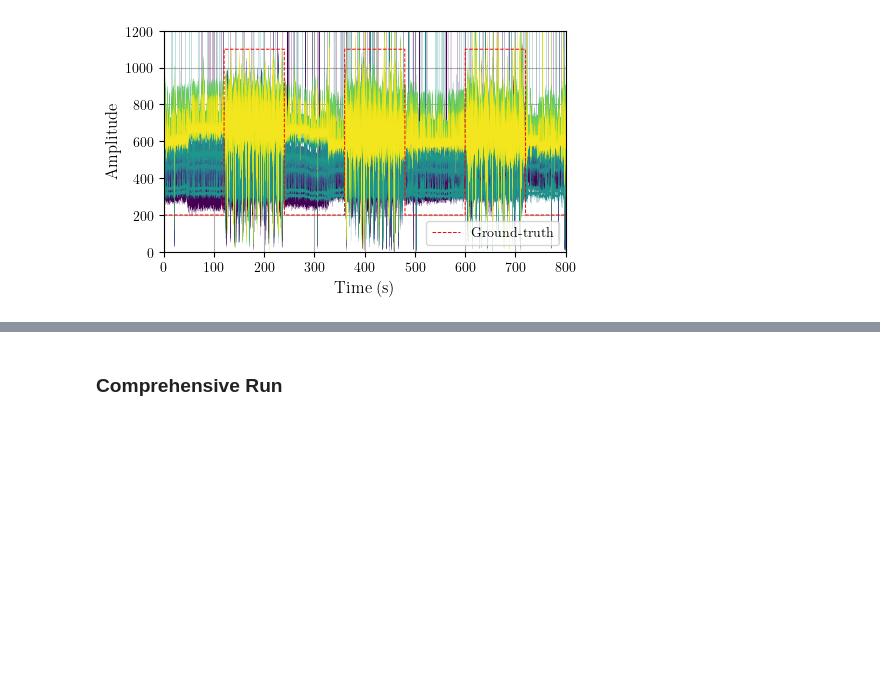
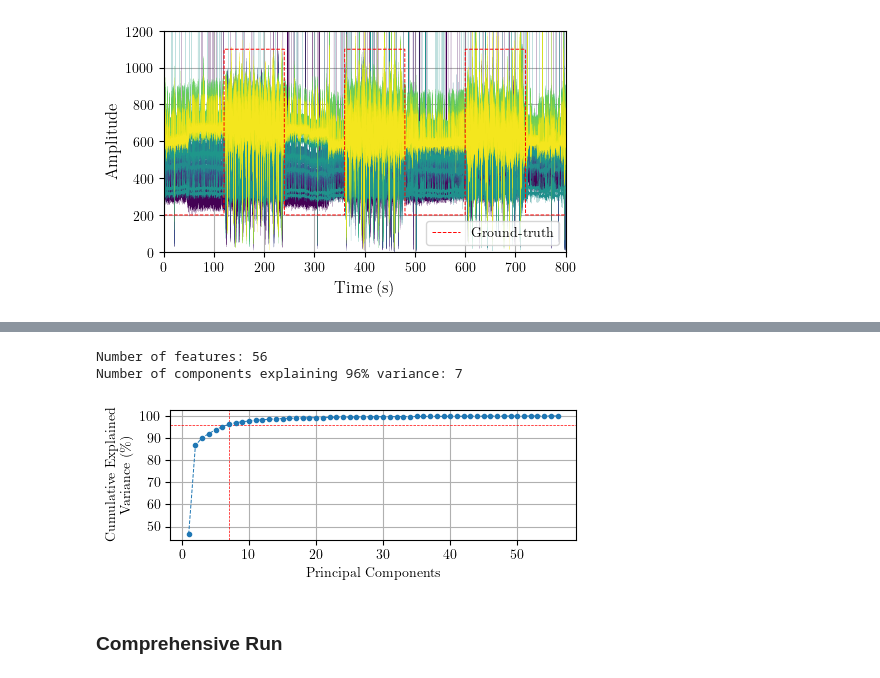
Before and after one commit to PolCeru/CSI-Compression, a Jupyter notebook: presence/NO_VAE/Standard/PCA_compression_presence.ipynb, the cells around one changed output, grey strips where cells are left out. Saved outputs shown, nothing was run; the diff lists cells and outputs as text; code cells hidden in the pictures; blank space fills up the shorter version.

```diff
--- a/presence/NO_VAE/Standard/PCA_compression_presence.ipynb
+++ b/presence/NO_VAE/Standard/PCA_compression_presence.ipynb
@@ -750,3 +748,50 @@ plt.show()
+# %%
+import matplotlib.pyplot as plt
+import pandas as pd
+import numpy as np
+import matplotlib.cm as cm
+
+plt.rcParams.update({
+    "text.usetex": True,  # Use LaTeX for text rendering
+    "font.family": "serif",  # Use a serif font like LaTeX
+    "axes.labelsize": 12,  # Axis label font size
+    "axes.titlesize": 12,  # Title font size
+})
+
+df = pd.read_csv('../../datasets/presence.csv')
+data = data_preprocessing(df, method)
+
+target = 96
+
+#Fit and transform the data
+scaled_data = scaler.fit_transform(data)
+
+#Apply PCA
+pca = PCA()
+pca.fit(scaled_data)
+
+var_cumulative = np.cumsum(pca.explained_variance_ratio_)*100
+
+#finds PCs that explain 95% of the variance
+k = np.argmax(var_cumulative > target) + 1
+print(f"Number of components explaining {target}% variance: "+ str(k))
+
+plt.figure(figsize=(5, 2))
+#plt.title('Cumulative Explained Variance explained per component')
+plt.ylabel(f'Cumulative Explained \nVariance (\%)', fontsize=10)
+plt.xlabel('Principal Components', fontsize=10)
+plt.yticks(np.arange(50, 101, 10))
+plt.axvline(x=k, color="r", linestyle="--", linewidth=0.5)
+plt.axhline(y=target, color="r", linestyle="--", linewidth=0.5)
+plt.plot(range(1, pca.n_components_ + 1), var_cumulative, marker='o', markersize=3, linestyle='--', linewidth=0.7)
+plt.grid()
+plt.tight_layout()
+if (saveCSV): plt.savefig(os.path.join('results_graphs', 'cumulative_variance.pdf'))
+plt.show()
+# %% [output]
+Number of features: 56
+Number of components explaining 96% variance: 7
+[figure, added]
 # %% [markdown]
 ### Comprehensive Run
 # %%
```
Also changed, not shown: parts of 5 cells of this notebook, 2 other files.
